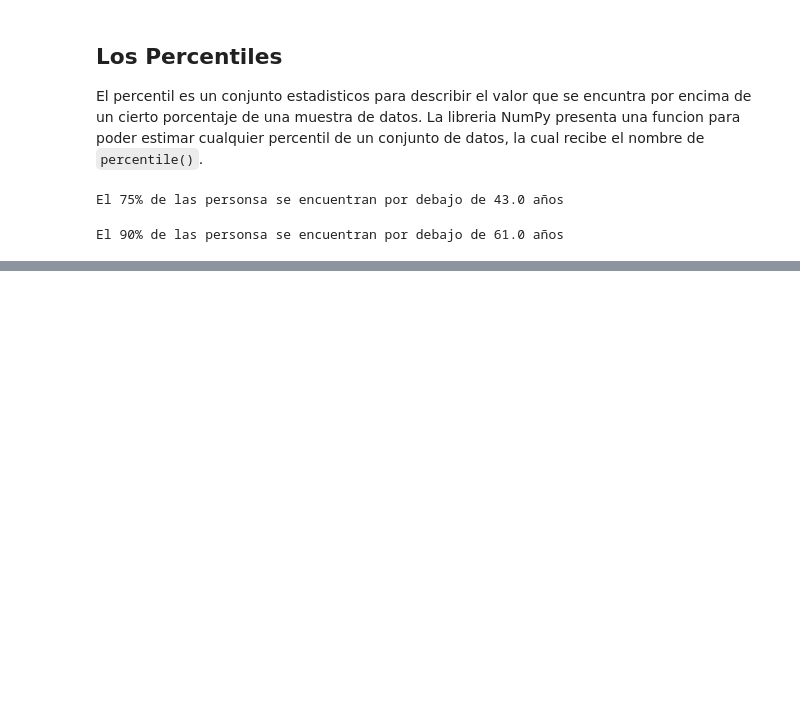
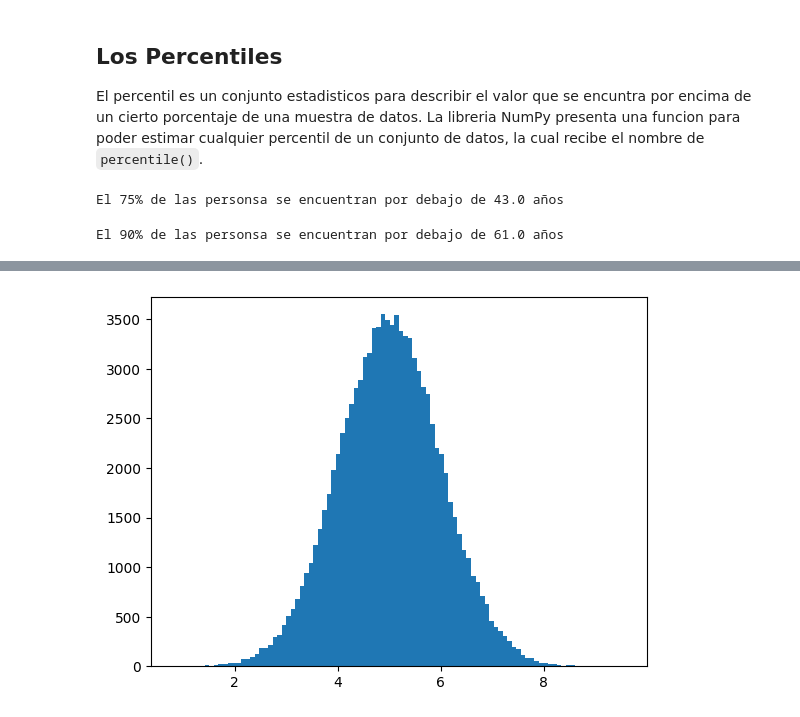
Before and after one commit to ManuelBote/Python, a Jupyter notebook: Jupyter/conceptos_estadisticas.ipynb, the cells around one changed output, grey strips where cells are left out. Cells and saved outputs as stored; diff of their text form; code cells hidden in the pictures; blank space fills up the shorter version.

```diff
--- a/Jupyter/conceptos_estadisticas.ipynb
+++ b/Jupyter/conceptos_estadisticas.ipynb
@@ -112,0 +154,7 @@ El 90% de las personsa se encuentran por debajo de 61.0 años
+# %%
+x = np.random.normal(5.0, 1.0, 100000)
+
+plt.hist(x, 100)
+plt.show()
+# %% [output]
+[figure, added]
```
Also changed, not shown: parts of 4 cells of this notebook, 10 other files.
